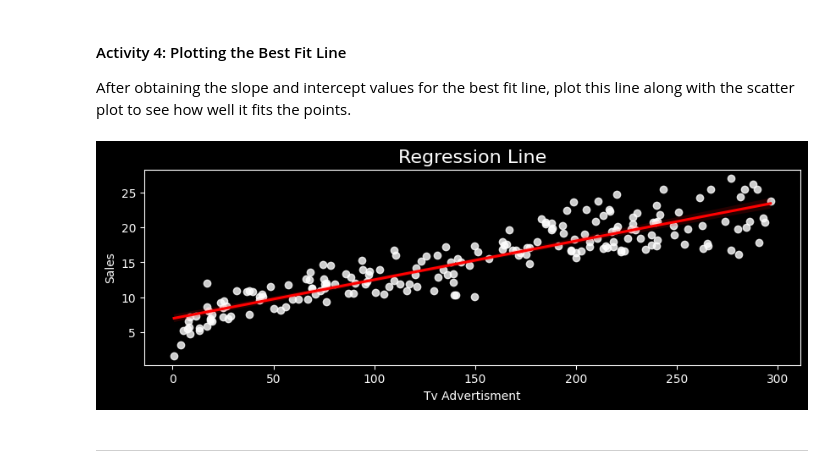
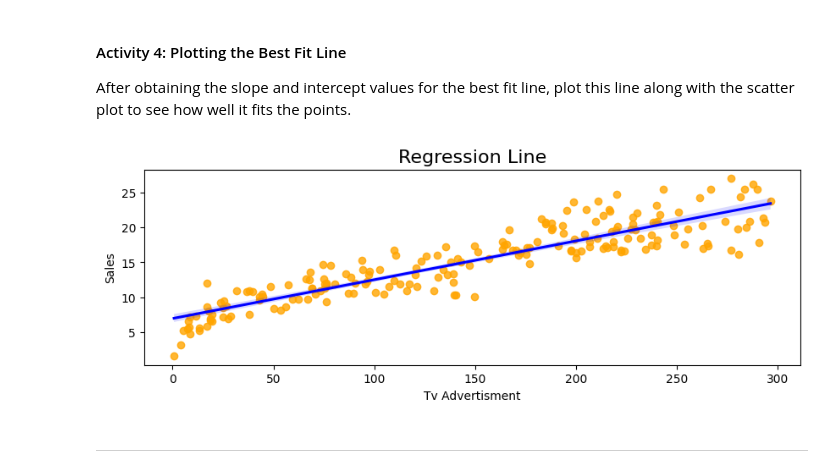
Before and after one commit to devadathen/datasciencelab, a Jupyter notebook: Devadathan_U_CO2_Forecast_Sales_Using_Simple_Linear_Regression.ipynb, the cells around one changed output. Saved outputs shown, nothing was run; the diff lists cells and outputs as text; code cells hidden in the pictures.

```diff
--- a/Devadathan_U_CO2_Forecast_Sales_Using_Simple_Linear_Regression.ipynb
+++ b/Devadathan_U_CO2_Forecast_Sales_Using_Simple_Linear_Regression.ipynb
@@ -116,16 +116,16 @@ After obtaining the slope and intercept values for the best fit line, plot this
 # %%
 #  Plot the regression line in the scatter plot between Sales and TV advertisment values.
 import matplotlib.pyplot as plt
 import seaborn as sns
-plt.style.use("dark_background")
+plt.style.use('default')
 plt.figure(figsize=(10,3))
 plt.title("Regression Line",fontsize=16)
-sns.regplot(x=df['TV'],y=df['Sales'],scatter_kws={"color": "white"}, line_kws={"color": "red"})
+sns.regplot(x=df['TV'],y=df['Sales'],scatter_kws={"color": "orange"}, line_kws={"color": "blue"})
 plt.xlabel("Tv Advertisment")
 plt.ylabel("Sales")
 plt.show()
 # %% [output]
-[figure, old version]
+[figure, new version]
 # %% [markdown]
 ---
 # %% [markdown]
```
Also changed, not shown: parts of 1 cell of this notebook.
